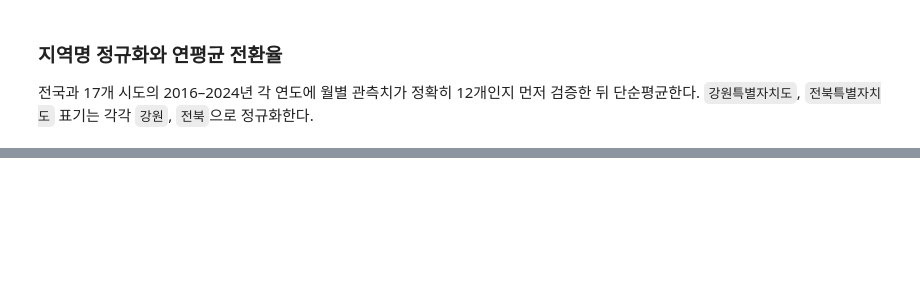
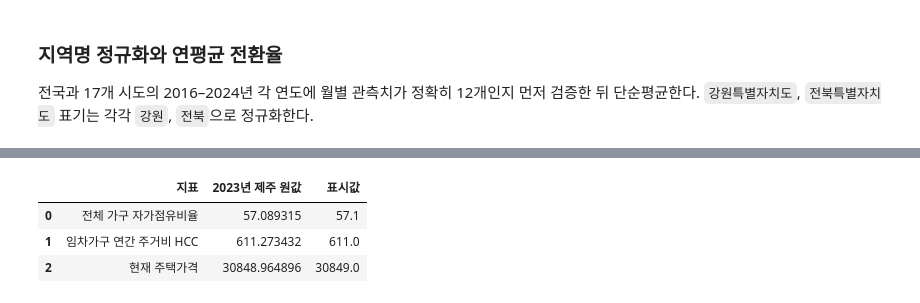
Before and after one commit to JungYeoni/yumocha, a Jupyter notebook: notebooks/20260727_EDA_주거실태조사_주거지표3종산출_비교.ipynb, the cells around one changed output, grey strips where cells are left out. Drawn from its saved outputs; the diff is of its cells as text; code cells hidden in the pictures; blank space fills up the shorter version.

```diff
--- a/notebooks/20260727_EDA_주거실태조사_주거지표3종산출_비교.ipynb
+++ b/notebooks/20260727_EDA_주거실태조사_주거지표3종산출_비교.ipynb
@@ -465,10 +793,13 @@ print("2016년 세종: 자가점유비율·RIR 모두 결측 유지 확인")
 # %%
+PRICE_SOURCE_COLUMNS = ["시도", COL_TENURE, COL_PRICE]
+assert all("가중치" not in column for column in PRICE_SOURCE_COLUMNS)
+
 price_by_year = {}
 price_national_by_year = {}
 price_qa_rows = []
 for year in YEARS:
     frame = pd.read_csv(
-        price_files[year], encoding="cp949", usecols=["시도", COL_TENURE, COL_PRICE]
+        price_files[year], encoding="cp949", usecols=PRICE_SOURCE_COLUMNS
     )
     frame["시도코드"] = pd.to_numeric(frame["시도"], errors="coerce")
     frame["지역"] = frame["시도코드"].map(SURVEY_REGION_MAP)
@@ -489,8 +820,10 @@ for year in YEARS:
     )
     if year == 2016:
         regional_price.loc["세종"] = np.nan
-    price_by_year[year] = regional_price
     price_national_by_year[year] = float(frame.loc[valid_price, "주택가격"].mean())
+    price_by_year[year] = pd.concat(
+        [pd.Series({"전국": price_national_by_year[year]}), regional_price]
+    ).reindex(OUTPUT_REGION_ORDER)
     price_qa_rows.append(
         {
             "연도": year,
@@ -504,9 +837,9 @@ for year in YEARS:
     )
 
 price_qa = pd.DataFrame(price_qa_rows)
-price_output = pd.DataFrame({"지역": REGION_ORDER, "세부지표": "주택가격"})
+price_output = pd.DataFrame({"지역": OUTPUT_REGION_ORDER, "세부지표": "현재 주택가격"})
 for year in YEARS:
-    price_output[str(year)] = price_by_year[year].reindex(REGION_ORDER).to_numpy()
+    price_output[str(year)] = price_by_year[year].reindex(OUTPUT_REGION_ORDER).to_numpy()
 price_output.loc[:, [str(year) for year in YEARS]] = price_output[
     [str(year) for year in YEARS]
 ].round(1)
@@ -520,8 +853,9 @@ jeju_2023_valid = (
 )
 assert int(jeju_2023_valid.sum()) == 1_111
 assert np.isclose(jeju_price_2023_raw, 30_848.964896489648)
+jeju_price_2023_display = int(half_up(jeju_price_2023_raw, "1"))
 print(price_qa.to_string(index=False))
 print(
-    f"2023년 제주: 유효값 1,111건, 원값 {jeju_price_2023_raw:.12f}만원, 정수 반올림 {jeju_price_2023_raw:.0f}만원"
+    f"2023년 제주: 유효값 1,111건, 원값 {jeju_price_2023_raw:.12f}만원, 정수 표시 {jeju_price_2023_display:,}만원"
 )
 print(price_output.to_string(index=False))
@@ -737,0 +1051,57 @@ print(f"KOSIS 완전성 — 18개 지역 × 9개 연도 = {month_counts.size}개
+# %%
+output_frames = {
+    "전체 가구 자가점유비율": own_output,
+    "임차가구 연간 주거비 HCC": hcc_output,
+    "현재 주택가격": price_output,
+}
+expected_indicator_names = set(output_frames)
+actual_indicator_names = {frame["세부지표"].iloc[0] for frame in output_frames.values()}
+all_output_structure_ok = all(
+    frame.shape == (18, 11)
+    and frame.columns.tolist() == expected_columns
+    and frame["지역"].tolist() == OUTPUT_REGION_ORDER
+    for frame in output_frames.values()
+)
+all_sejong_missing = all(
+    pd.isna(frame.loc[frame["지역"].eq("세종"), "2016"].iloc[0])
+    for frame in output_frames.values()
+)
+ownership_weight_formula_ok = np.allclose(
+    calculated_own_qa["자가점유비율"],
+    calculated_own_qa["분자 가중치 합"] / calculated_own_qa["분모 가중치 합"] * 100,
+)
+hcc_sensitivity_separate = (
+    "원 정밀도 민감도 HCC" in hcc_qa.columns
+    and all("민감도" not in column and "원 정밀도" not in column for column in hcc_output.columns)
+)
+
+final_qa_checks = pd.DataFrame(
+    [
+        {"검증 항목": "최종 지표가 정확히 3종", "결과": "PASS" if actual_indicator_names == expected_indicator_names else "FAIL"},
+        {"검증 항목": "세 결과표 전국 포함 18행·공통 순서", "결과": "PASS" if all_output_structure_ok else "FAIL"},
+        {"검증 항목": "2016년 세종 세 지표 구조적 결측", "결과": "PASS" if all_sejong_missing else "FAIL"},
+        {"검증 항목": "2023년 제주 자가점유비율 원값·57.1%", "결과": "PASS" if np.isclose(jeju_own_2023_raw, 57.0893148, atol=5e-8) and jeju_own_2023 == 57.1 else "FAIL"},
+        {"검증 항목": "2023년 제주 HCC 유효 표본 567", "결과": "PASS" if jeju_hcc_2023["유효 HCC 표본 수"] == 567 else "FAIL"},
+        {"검증 항목": "2023년 제주 HCC 적용률 6.1%", "결과": "PASS" if jeju_hcc_2023["재현용 적용 전환율"] == 6.1 else "FAIL"},
+        {"검증 항목": "2023년 제주 HCC 본계열 약 611.2734만원", "결과": "PASS" if np.isclose(jeju_hcc_2023["본계열 HCC"], 611.2734, atol=5e-5) else "FAIL"},
+        {"검증 항목": "2023년 제주 HCC 정수 표시 611만원", "결과": "PASS" if jeju_hcc_2023_display == 611 else "FAIL"},
+        {"검증 항목": "2023년 제주 HCC 원 정밀도 약 613.0697만원", "결과": "PASS" if np.isclose(jeju_hcc_2023["원 정밀도 민감도 HCC"], 613.0697, atol=5e-5) else "FAIL"},
+        {"검증 항목": "2023년 제주 현재 주택가격 약 30,848.9649만원", "결과": "PASS" if np.isclose(jeju_price_2023_raw, 30_848.9649, atol=5e-5) else "FAIL"},
+        {"검증 항목": "2023년 제주 현재 주택가격 정수 표시 30,849만원", "결과": "PASS" if jeju_price_2023_display == 30_849 else "FAIL"},
+        {"검증 항목": "자가점유비율 조사 가중치 사용", "결과": "PASS" if ownership_weight_formula_ok else "FAIL"},
+        {"검증 항목": "HCC 조사 가중치 미사용", "결과": "PASS" if all("가중치" not in column for column in HCC_SOURCE_COLUMNS) else "FAIL"},
+        {"검증 항목": "현재 주택가격 조사 가중치 미사용", "결과": "PASS" if all("가중치" not in column for column in PRICE_SOURCE_COLUMNS) else "FAIL"},
+        {"검증 항목": "HCC 본계열·원 정밀도 민감도 분리", "결과": "PASS" if hcc_sensitivity_separate else "FAIL"},
+        {"검증 항목": "지표별 자체 QA 통과", "결과": "PASS" if own_qa_checks["결과"].eq("PASS").all() and hcc_qa_checks["결과"].eq("PASS").all() else "FAIL"},
+    ]
+)
+assert final_qa_checks["결과"].eq("PASS").all(), final_qa_checks
+print(final_qa_checks.to_string(index=False))
+pd.DataFrame(
+    [
+        {"지표": "전체 가구 자가점유비율", "2023년 제주 원값": jeju_own_2023_raw, "표시값": jeju_own_2023},
+        {"지표": "임차가구 연간 주거비 HCC", "2023년 제주 원값": jeju_hcc_2023["본계열 HCC"], "표시값": jeju_hcc_2023_display},
+        {"지표": "현재 주택가격", "2023년 제주 원값": jeju_price_2023_raw, "표시값": jeju_price_2023_display},
+    ]
+)
+# %% [output]
@@ -737,0 +1125,4 @@ print(f"KOSIS 완전성 — 18개 지역 × 9개 연도 = {month_counts.size}개
+|  | 지표 | 2023년 제주 원값 | 표시값 |
+| 0 | 전체 가구 자가점유비율 | 57.089315 | 57.1 |
+| 1 | 임차가구 연간 주거비 HCC | 611.273432 | 611.0 |
+| 2 | 현재 주택가격 | 30848.964896 | 30849.0 |
```
Also changed, not shown: parts of 47 cells of this notebook.
